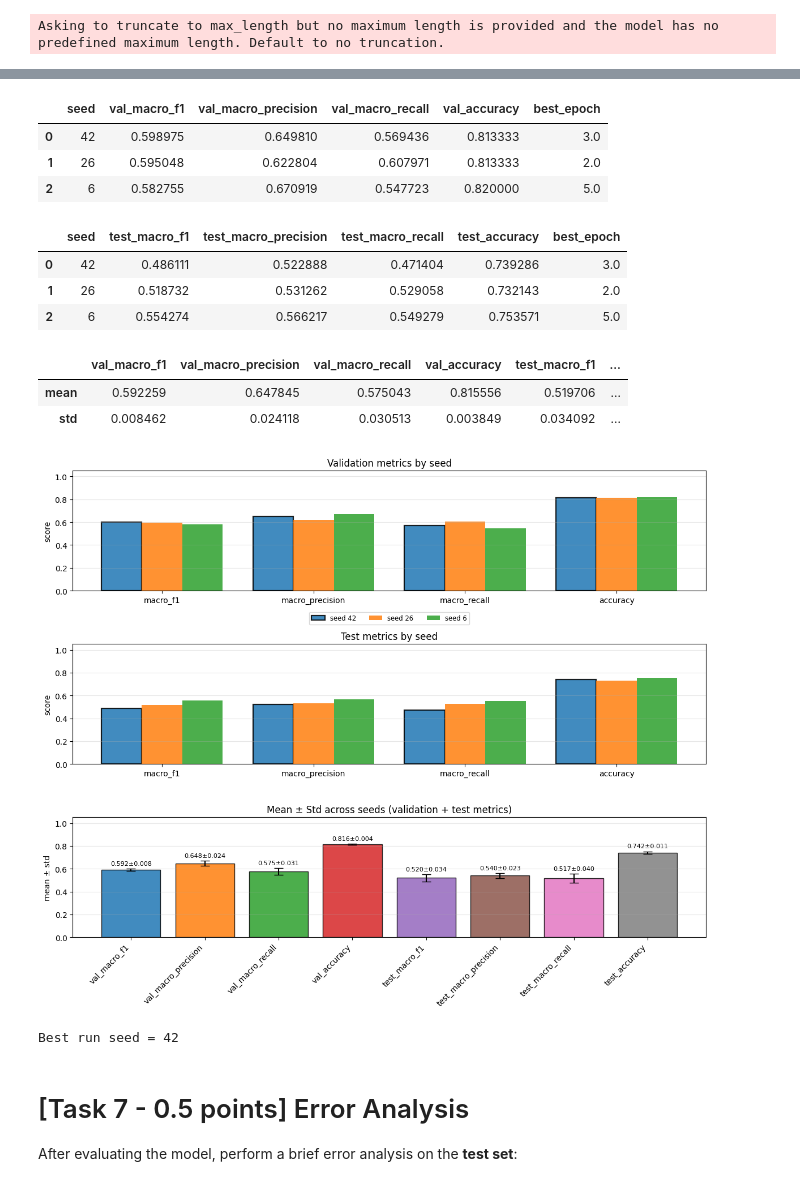
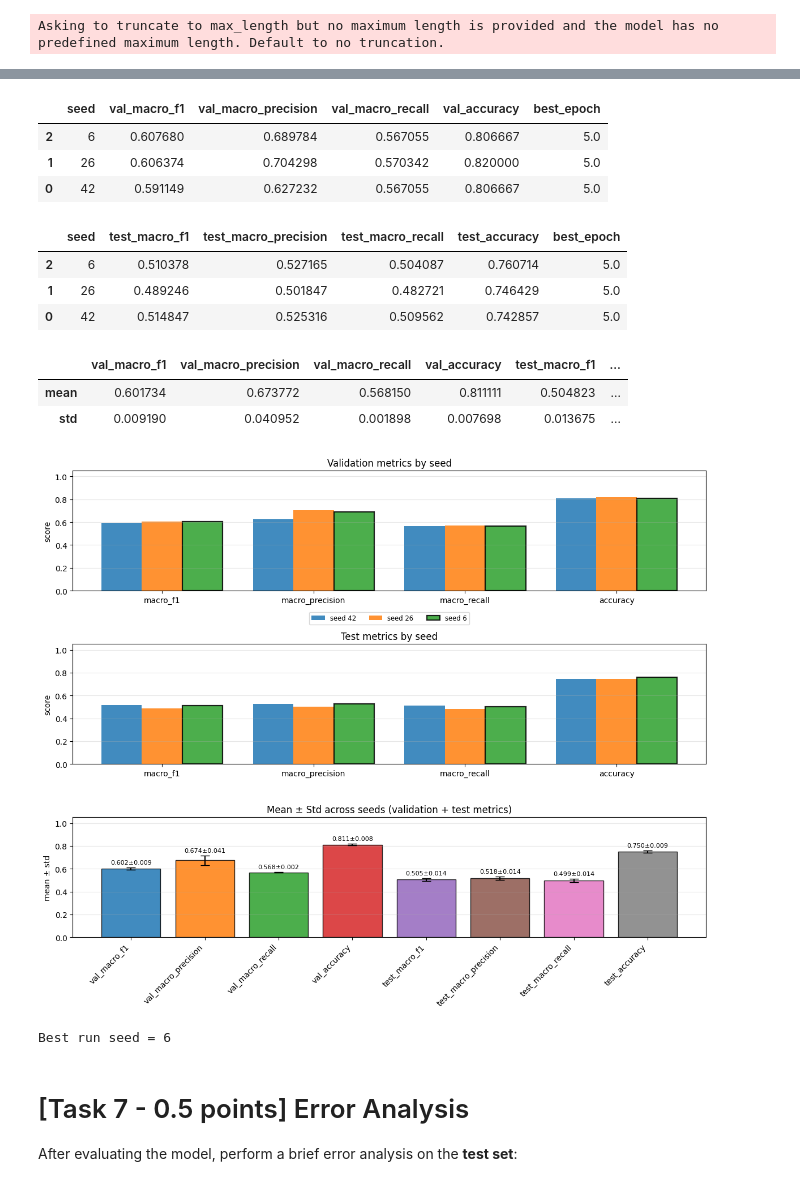
Before and after one commit to 26leonardo/NLP_project, a Jupyter notebook: A1/Assignment1-2526.ipynb, the cells around one changed output, grey strips where cells are left out. Cells and saved outputs as stored; diff of their text form; code cells hidden in the pictures.

Commit message:
partial push

```diff
--- a/A1/Assignment1-2526.ipynb
+++ b/A1/Assignment1-2526.ipynb
@@ -980,8 +999,8 @@ def train_evaluate_model(
         trainer = Trainer(
             model=model,
             args=training_args,
-            train_dataset=train_data,
-            eval_dataset=val_data,
+            train_dataset=TRAIN_DATA,
+            eval_dataset=VAL_DATA,
             processing_class=tokenizer,
             data_collator=data_collator,
             compute_metrics=compute_metrics,
@@ -1004,8 +1023,8 @@ def train_evaluate_model(
                 best_epoch = float(best_row["epoch"])
 
         # Evaluate on validation and test
-        val_res = trainer.evaluate(eval_dataset=val_data)
-        test_res = trainer.evaluate(eval_dataset=test_data)
+        val_res = trainer.evaluate(eval_dataset=VAL_DATA)
+        test_res = trainer.evaluate(eval_dataset=TEST_DATA)
 
         record = {
             "seed": seed,
@@ -1382 +1439,14 @@ Trainable params: 124,648,708 / 124,648,708 (100.00%)
 ... (3 outputs left out)
+# %%
+# Hyperparameters
+hyper = {
+    "batch_size": 8,
+    "epochs": 5,
+    "learning_rate": 3e-5,
+    "weight_decay": 0.01
+}
+
+results, logs, best_model_dirs = train_evaluate_model(seeds, hyper, output_dir, fine_tune_partially = False)
+plot_metrics_by_seed(logs)
+df_out = pd.DataFrame(results)
+df_out = df_out.sort_values("test_macro_f1", ascending=False).reset_index(drop=True)
@@ -1438,7 +1524,7 @@ Asking to truncate to max_length but no maximum length is provided and the model
 # %%
-results_vanilla, logs_vanilla, best_model_dirs_vanilla = train_evaluate_model(seeds, hyper, output_dir, fine_tune_partially = False, VERBOSE = False, best_subdir_name=None)
-df_out_vanilla = pd.DataFrame(results_vanilla)
-df_out = df_out_vanilla.sort_values("test_macro_f1", ascending=False).reset_index(drop=True)
+results_partial, logs_partial, best_model_dirs_partial = train_evaluate_model(seeds, hyper, output_dir, fine_tune_partially = True, VERBOSE = False, best_subdir_name="best_model_partial")
+df_out_partial = pd.DataFrame(results_partial)
+df_out = df_out_partial.sort_values("test_macro_f1", ascending=False).reset_index(drop=True)
 # %% [output]
 === RUN seed=42 ===
 Some weights of RobertaForSequenceClassification were not initialized from the model checkpoint at twitter-roberta-base-hate and are newly initialized because the shapes did not match:
@@ -1473,26 +1565,26 @@ You should probably TRAIN this model on a down-stream task to be able to use it
 [19/19 00:01]
 # %%
-display(df_out_vanilla.filter(regex='seed|best_epoch|val').sort_values("val_macro_f1", ascending=False))
-display(df_out_vanilla.sort_values("val_macro_f1", ascending=False).filter(regex='seed|best_epoch|test'))
-agg_vanilla, best_run_vanilla = mean_std(df_out_vanilla)
-display(agg_vanilla)
-plot_summary_metrics(df_out_vanilla, agg_vanilla, best_run_vanilla)
-best_seed = int(best_run_vanilla.to_dict()["seed"])
-print("Best run seed =", best_seed)
+display(df_out_partial.filter(regex='seed|best_epoch|val').sort_values("val_macro_f1", ascending=False))
+display(df_out_partial.sort_values("val_macro_f1", ascending=False).filter(regex='seed|best_epoch|test'))
+agg_partial, best_run_partial = mean_std(df_out_partial)
+display(agg_partial)
+plot_summary_metrics(df_out_partial, agg_partial, best_run_partial)
+best_seed_partial = int(best_run_partial.to_dict()["seed"])
+print("Best run seed =", best_seed_partial)
 # %% [output]
 |  | seed | val_macro_f1 | val_macro_precision | val_macro_recall | val_accuracy | best_epoch |
-| 0 | 42 | 0.598975 | 0.649810 | 0.569436 | 0.813333 | 3.0 |
-| 1 | 26 | 0.595048 | 0.622804 | 0.607971 | 0.813333 | 2.0 |
-| 2 | 6 | 0.582755 | 0.670919 | 0.547723 | 0.820000 | 5.0 |
+| 2 | 6 | 0.607680 | 0.689784 | 0.567055 | 0.806667 | 5.0 |
+| 1 | 26 | 0.606374 | 0.704298 | 0.570342 | 0.820000 | 5.0 |
+| 0 | 42 | 0.591149 | 0.627232 | 0.567055 | 0.806667 | 5.0 |
 |  | seed | test_macro_f1 | test_macro_precision | test_macro_recall | test_accuracy | best_epoch |
-| 0 | 42 | 0.486111 | 0.522888 | 0.471404 | 0.739286 | 3.0 |
-| 1 | 26 | 0.518732 | 0.531262 | 0.529058 | 0.732143 | 2.0 |
-| 2 | 6 | 0.554274 | 0.566217 | 0.549279 | 0.753571 | 5.0 |
+| 2 | 6 | 0.510378 | 0.527165 | 0.504087 | 0.760714 | 5.0 |
+| 1 | 26 | 0.489246 | 0.501847 | 0.482721 | 0.746429 | 5.0 |
+| 0 | 42 | 0.514847 | 0.525316 | 0.509562 | 0.742857 | 5.0 |
 |  | val_macro_f1 | val_macro_precision | val_macro_recall | val_accuracy | test_macro_f1 | ... |
-| mean | 0.592259 | 0.647845 | 0.575043 | 0.815556 | 0.519706 | ... |
-| std | 0.008462 | 0.024118 | 0.030513 | 0.003849 | 0.034092 | ... |
+| mean | 0.601734 | 0.673772 | 0.568150 | 0.811111 | 0.504823 | ... |
+| std | 0.009190 | 0.040952 | 0.001898 | 0.007698 | 0.013675 | ... |
-[figure, old version]
+[figure, new version]
-Best run seed = 42
+Best run seed = 6
 # %% [markdown]
 # [Task 7 - 0.5 points] Error Analysis
 
```
Also changed, not shown: parts of 19 cells of this notebook, 1 other file.
